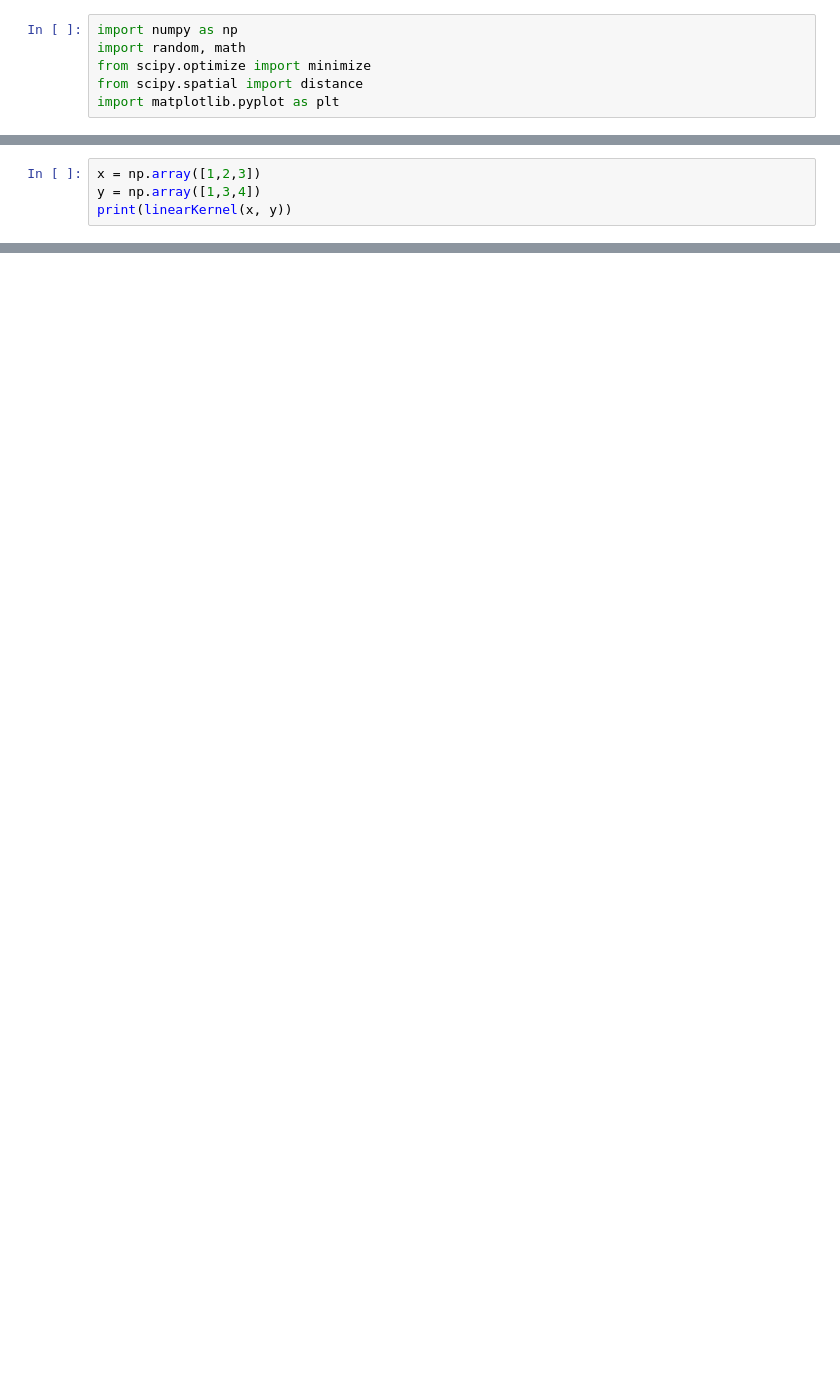
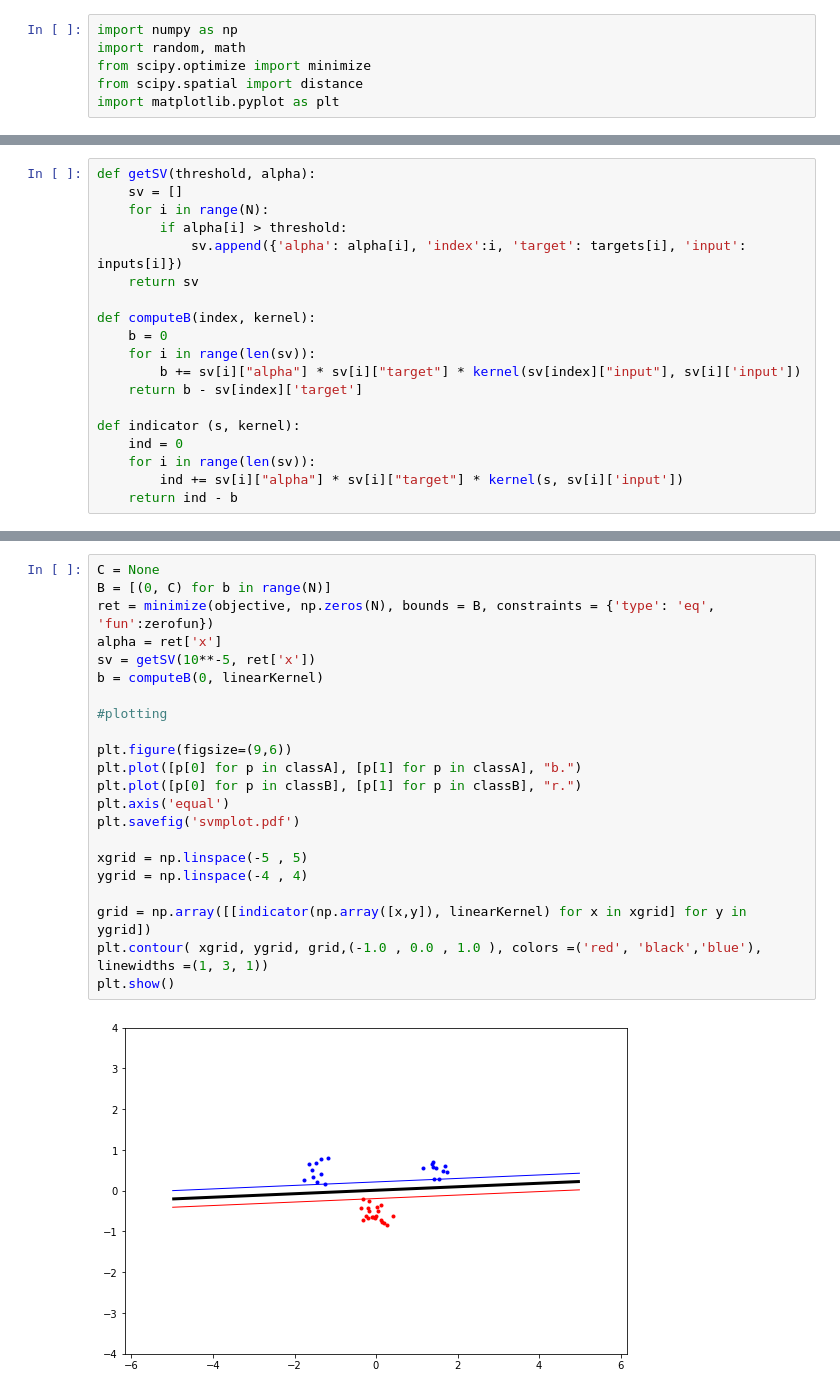
Before and after one commit to KenzaB27/support_vector_machines, a Jupyter notebook: svm.ipynb, the cells around one changed output, grey strips where cells are left out. Saved outputs shown, nothing was run; the diff lists cells and outputs as text; blank space fills up the shorter version.

```diff
--- a/svm.ipynb
+++ b/svm.ipynb
@@ -10,4 +6,0 @@ def linearKernel(x, y):
-# %%
-x = np.array([1,2,3])
-y = np.array([1,3,4])
-print(linearKernel(x, y))
@@ -189,0 +56,19 @@ ret = minimize(objective1,np.zeros(40),bounds=B,constraints={'type':'eq','fun':z
+# %%
+def getSV(threshold, alpha):
+    sv = []
+    for i in range(N):
+        if alpha[i] > threshold:
+            sv.append({'alpha': alpha[i], 'index':i, 'target': targets[i], 'input': inputs[i]})
+    return sv
+
+def computeB(index, kernel):
+    b = 0
+    for i in range(len(sv)):
+        b += sv[i]["alpha"] * sv[i]["target"] * kernel(sv[index]["input"], sv[i]['input'])
+    return b - sv[index]['target']
+
+def indicator (s, kernel):
+    ind = 0
+    for i in range(len(sv)):
+        ind += sv[i]["alpha"] * sv[i]["target"] * kernel(s, sv[i]['input'])
+    return ind - b
@@ -189,0 +80,24 @@ ret = minimize(objective1,np.zeros(40),bounds=B,constraints={'type':'eq','fun':z
+# %%
+C = None
+B = [(0, C) for b in range(N)]
+ret = minimize(objective, np.zeros(N), bounds = B, constraints = {'type': 'eq', 'fun':zerofun})
+alpha = ret['x']
+sv = getSV(10**-5, ret['x'])
+b = computeB(0, linearKernel)
+
+#plotting
+
+plt.figure(figsize=(9,6))
+plt.plot([p[0] for p in classA], [p[1] for p in classA], "b.")
+plt.plot([p[0] for p in classB], [p[1] for p in classB], "r.")
+plt.axis('equal')
+plt.savefig('svmplot.pdf')
+
+xgrid = np.linspace(-5 , 5)
+ygrid = np.linspace(-4 , 4)
+
+grid = np.array([[indicator(np.array([x,y]), linearKernel) for x in xgrid] for y in ygrid])
+plt.contour( xgrid, ygrid, grid,(-1.0 , 0.0 , 1.0 ), colors =('red', 'black','blue'), linewidths =(1, 3, 1))
+plt.show()
+# %% [output]
+[figure, added]
```
Also changed, not shown: parts of 40 cells of this notebook, 3 other files.
